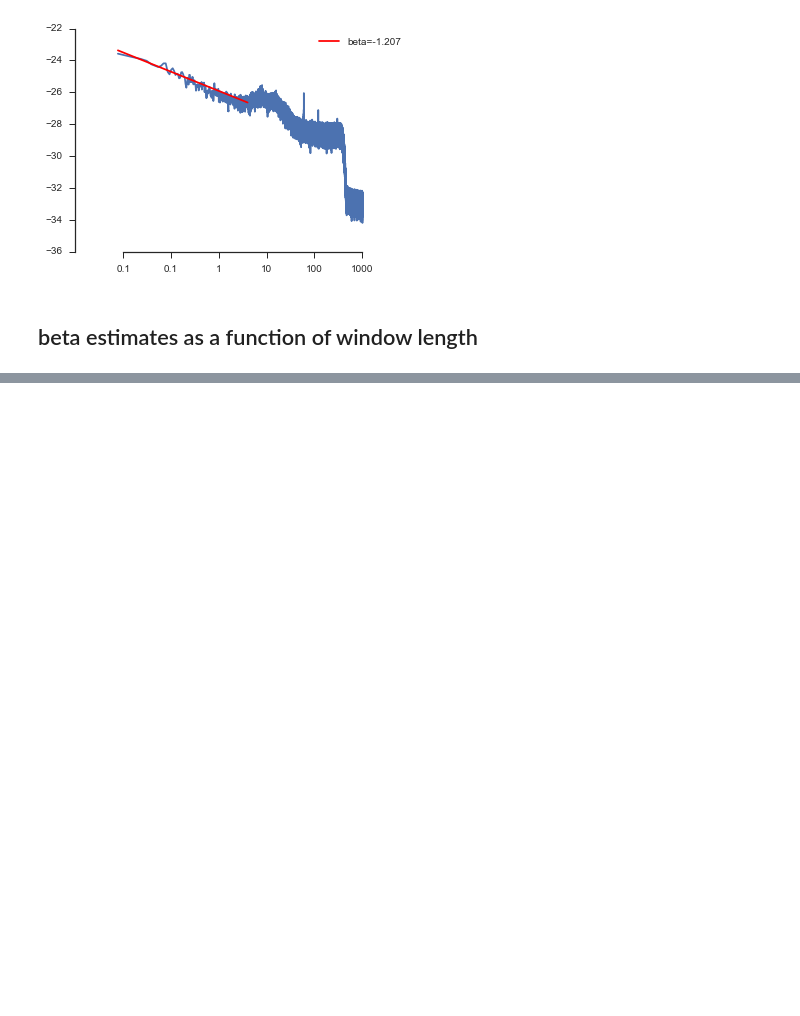
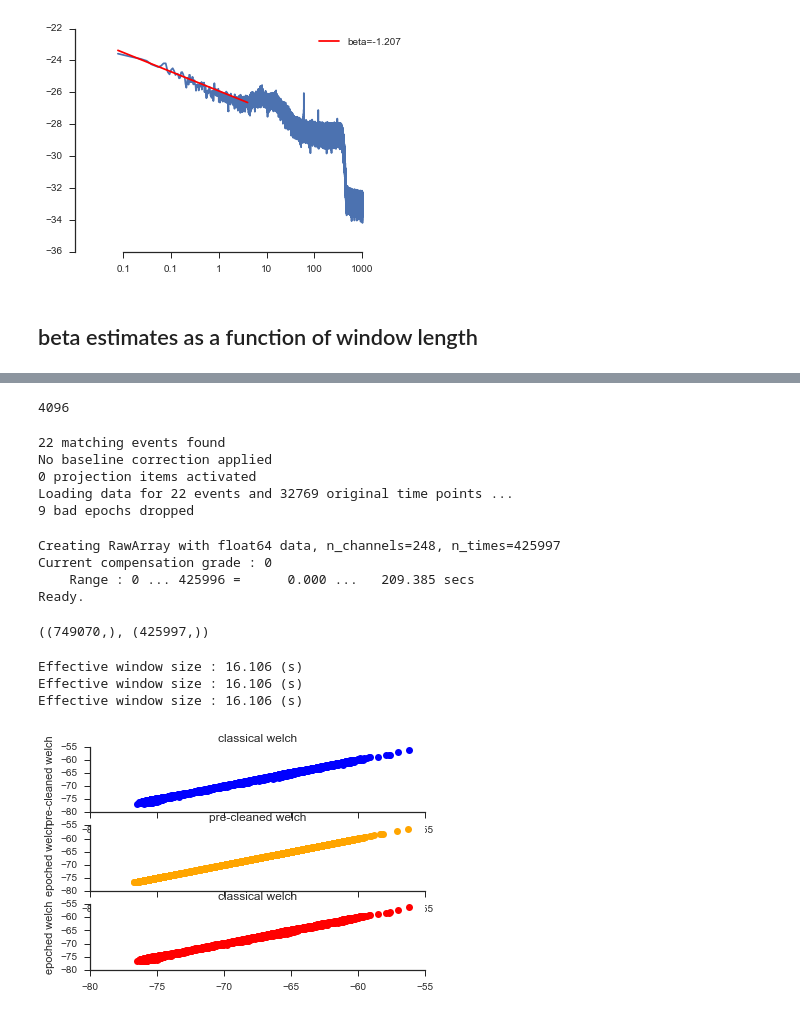
Before and after one commit to neurospin/meg_study_dynamic_scales, a Jupyter notebook: scripts/paper_check_powerlaw_fit.ipynb, the cells around one changed output, grey strips where cells are left out. Drawn from its saved outputs; the diff is of its cells as text; code cells hidden in the pictures; blank space fills up the shorter version.

```diff
--- a/scripts/paper_check_powerlaw_fit.ipynb
+++ b/scripts/paper_check_powerlaw_fit.ipynb
@@ -178,0 +225,57 @@ for exp in [12, 13, 14, 15, 16, 17, 18]:
+# %%
+n_fft
+# %% [output]
+4096
+# %%
+n_fft = 2**15
+duration = n_fft * (1. / raw.info['sfreq'])
+events = mne.make_fixed_length_events(raw, 42, duration=duration)
+epochs = mne.Epochs(raw, events=events, event_id=42, tmin=0,
+                    tmax=duration, baseline=None, preload=True)
+# %% [output]
+22 matching events found
+No baseline correction applied
+0 projection items activated
+Loading data for 22 events and 32769 original time points ...
+9 bad epochs dropped
+# %%
+raw2 = mne.io.RawArray(info=epochs.info, data=np.hstack(epochs.get_data()))
+# %% [output]
+Creating RawArray with float64 data, n_channels=248, n_times=425997
+Current compensation grade : 0
+    Range : 0 ... 425996 =      0.000 ...   209.385 secs
+Ready.
+# %%
+print(raw.times.shape, raw2.times.shape)
+# %% [output]
+((749070,), (425997,))
+# %%
+psd1, freqs = mne.time_frequency.psd_welch(raw, n_fft=n_fft, picks=[100], n_overlap=0)
+psd2, freqs = mne.time_frequency.psd_welch(raw2, n_fft=n_fft, picks=[100], n_overlap=0)
+psd3_epochs, freqs = mne.time_frequency.psd_welch(epochs, n_fft=n_fft, picks=[100], n_overlap=0)
+psd3 = psd3_epochs.mean(0)
+# %% [output]
+Effective window size : 16.106 (s)
+Effective window size : 16.106 (s)
+Effective window size : 16.106 (s)
+# %%
+fig, axs = plt.subplots(3, 1, sharex=False)
+axs[0].plot(np.log(psd1.ravel()), np.log(psd2.ravel()),
+            linewidth=0, marker='o', color='blue')
+axs[0].set_title('classical welch')
+axs[0].set_ylabel('pre-cleaned welch')
+
+axs[1].plot(np.log(psd3.ravel()), np.log(psd2.ravel()),
+            linewidth=0, marker='o', color='orange')
+axs[1].set_title('pre-cleaned welch')
+axs[1].set_ylabel('epoched welch')
+
+axs[2].plot(np.log(psd1.ravel()), np.log(psd3.ravel()),
+            linewidth=0, marker='o', color='red')
+axs[2].set_title('classical welch')
+axs[2].set_ylabel('epoched welch')
+
+sns.despine(trim=True)
+plt.show()
+# %% [output]
+[figure, added]
```
Also changed, not shown: parts of 14 cells of this notebook, 1 other file.
